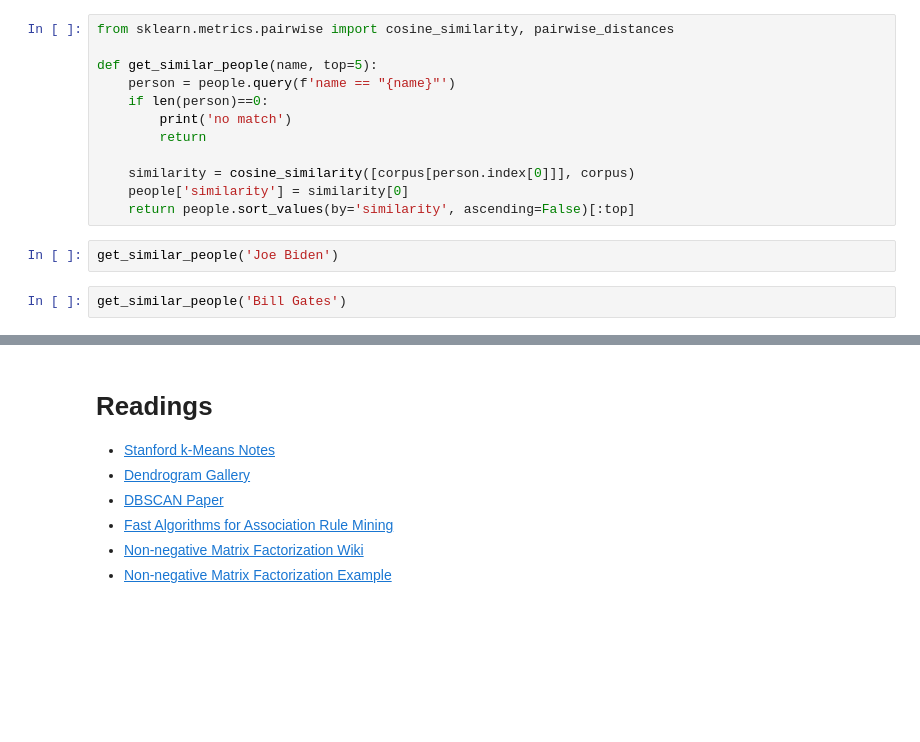
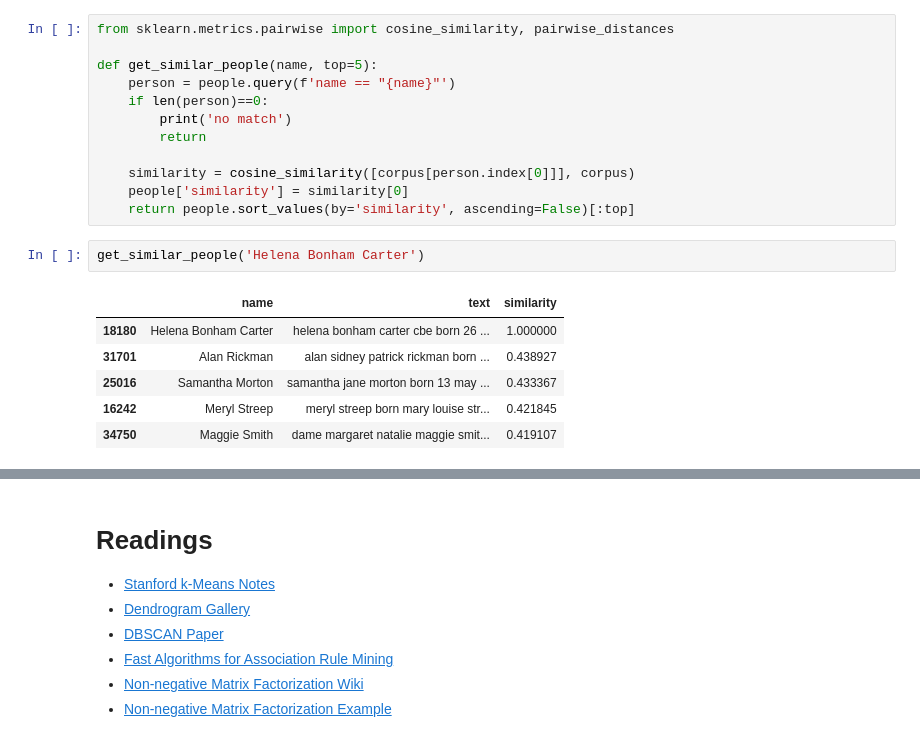
Before and after one commit to msaricaumbc/DS602_Fall2024, a Jupyter notebook: week11 - clustering and unsupervised learning/clustering.ipynb, the cells around one changed output, grey strips where cells are left out. Saved outputs shown, nothing was run; the diff lists cells and outputs as text; blank space fills up the shorter version.

```diff
--- a/week11 - clustering and unsupervised learning/clustering.ipynb
+++ b/week11 - clustering and unsupervised learning/clustering.ipynb
@@ -830,7 +1204,12 @@ def get_similar_people(name, top=5):
     similarity = cosine_similarity([corpus[person.index[0]]], corpus)
     people['similarity'] = similarity[0]
     return people.sort_values(by='similarity', ascending=False)[:top]
-# %%
-get_similar_people('Joe Biden')
-# %%
-get_similar_people('Bill Gates')
+# %%
+get_similar_people('Helena Bonham Carter')
+# %% [output]
+|  | name | text | similarity |
+| 18180 | Helena Bonham Carter | helena bonham carter cbe born 26 ... | 1.000000 |
+| 31701 | Alan Rickman | alan sidney patrick rickman born ... | 0.438927 |
+| 25016 | Samantha Morton | samantha jane morton born 13 may ... | 0.433367 |
+| 16242 | Meryl Streep | meryl streep born mary louise str... | 0.421845 |
+| 34750 | Maggie Smith | dame margaret natalie maggie smit... | 0.419107 |
```
Also changed, not shown: parts of 62 cells of this notebook.
